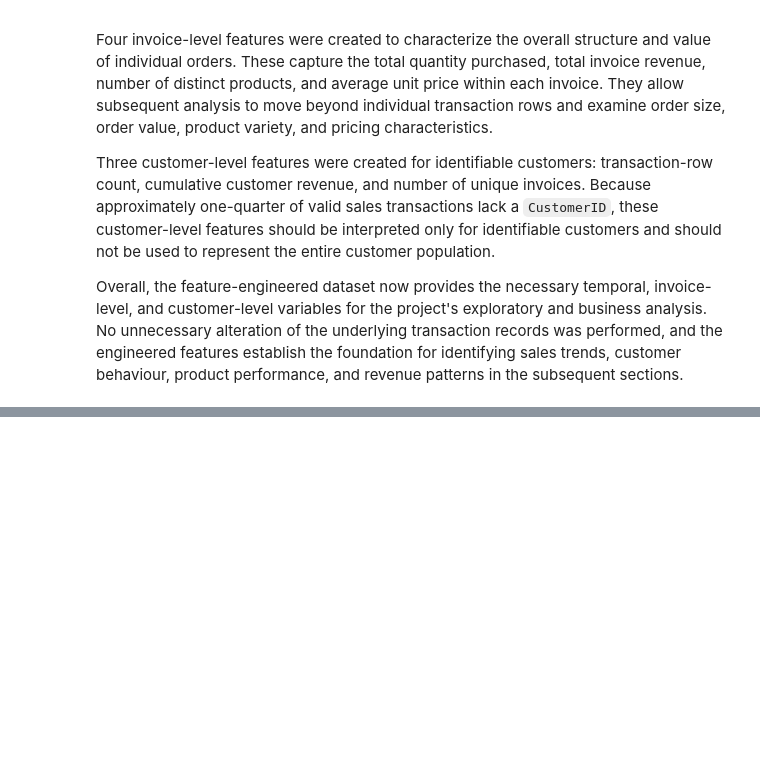
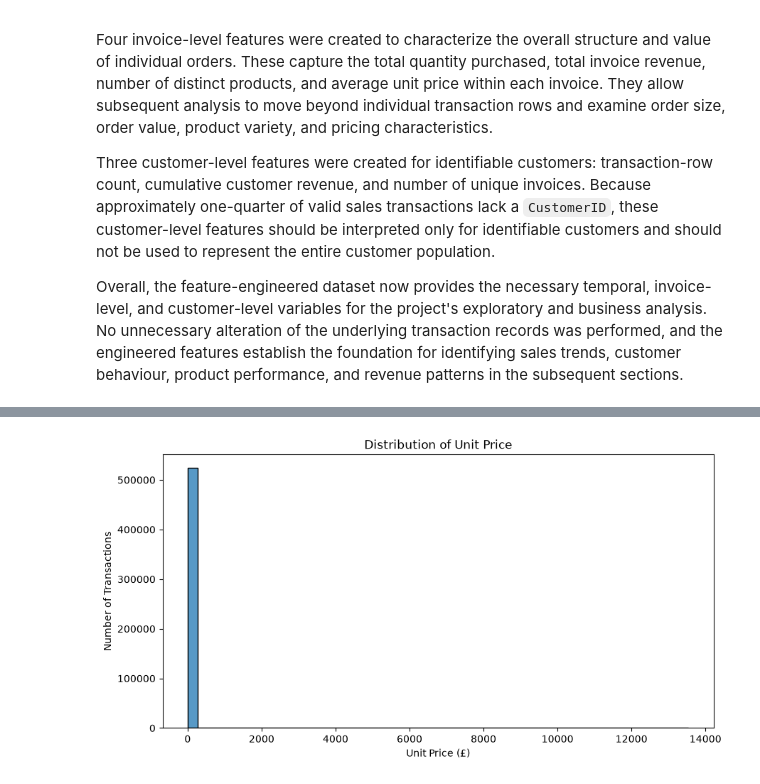
Before and after one commit to KashishSirohiwal/ShadowFox, a Jupyter notebook: Intermediate/notebooks/online_retail_analysis.ipynb, the cells around one changed output, grey strips where cells are left out. Cells and saved outputs as stored; diff of their text form; code cells hidden in the pictures; blank space fills up the shorter version.

```diff
--- a/Intermediate/notebooks/online_retail_analysis.ipynb
+++ b/Intermediate/notebooks/online_retail_analysis.ipynb
@@ -1055,0 +1182,17 @@ Overall, the feature-engineered dataset now provides the necessary temporal, inv
+# %%
+# Visualize the distribution of unit prices.
+
+plt.figure(figsize=(10, 5))
+
+sns.histplot(
+    data=df_fe,
+    x="UnitPrice",
+    bins=50
+)
+
+plt.title("Distribution of Unit Price")
+plt.xlabel("Unit Price (£)")
+plt.ylabel("Number of Transactions")
+plt.show()
+# %% [output]
+[figure, added]
```
Also changed, not shown: parts of 68 cells of this notebook.
